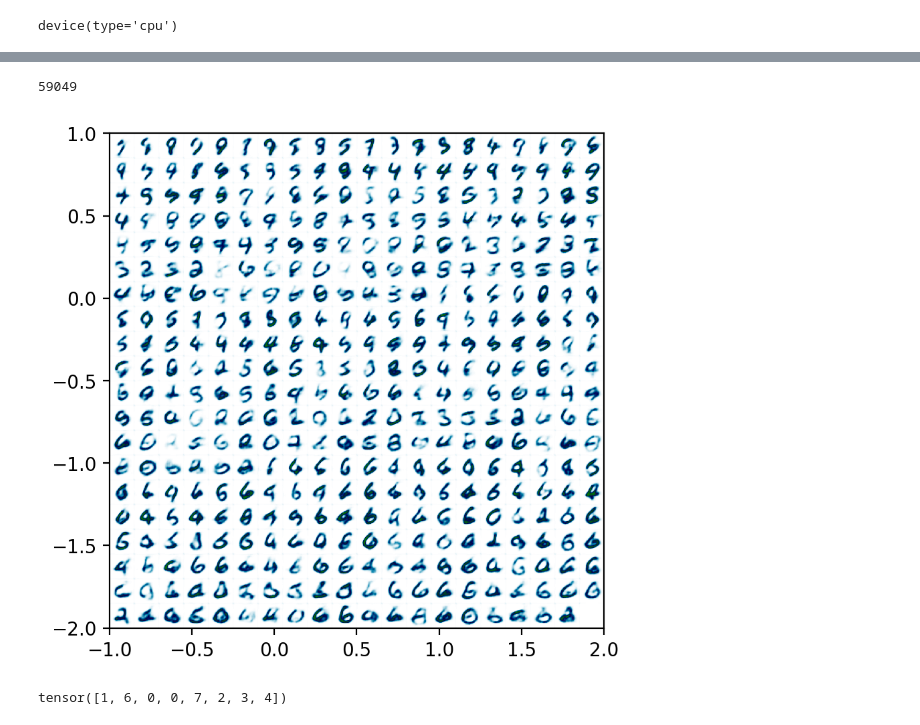
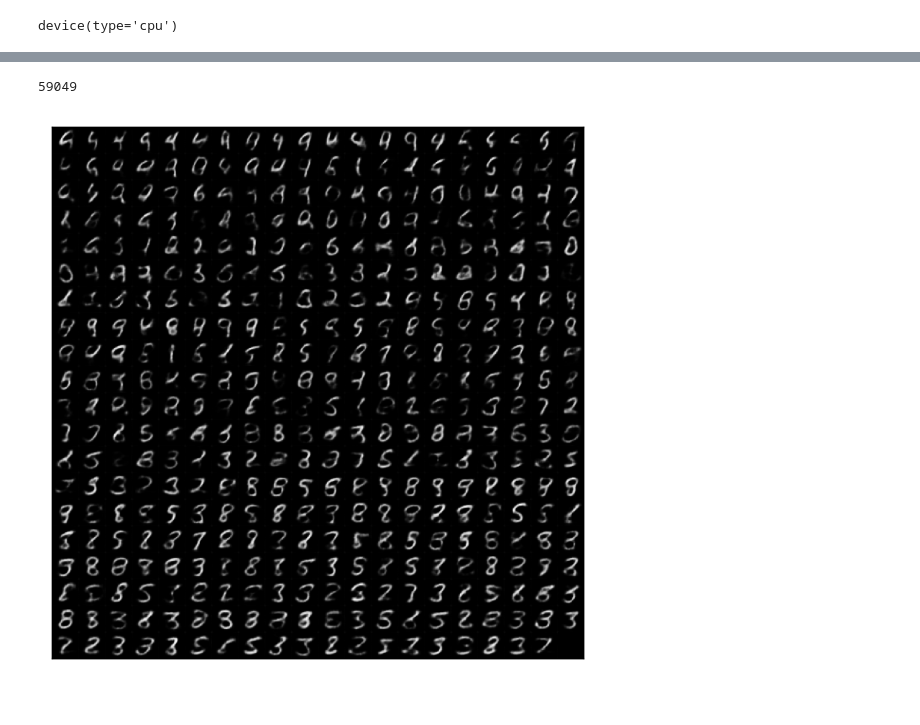
Before and after one commit to AlexanderFA/susu_synthetic_media, a Jupyter notebook: lab2/vae-cnn.ipynb, the cells around one changed output, grey strips where cells are left out. Saved outputs shown, nothing was run; the diff lists cells and outputs as text; code cells hidden in the pictures.

```diff
--- a/lab2/vae-cnn.ipynb
+++ b/lab2/vae-cnn.ipynb
@@ -55,4 +78,39 @@ class Encoder(nn.Module):
         sigma = torch.exp(self.linear2(x))
         z = mu + sigma * self.N.sample(mu.shape)
         self.kl = (sigma ** 2 + mu ** 2 - torch.log(sigma) - 1 / 2).sum()
+
         return z
+
+class Decoder(nn.Module):
+    def __init__(self, latent_dims):
+        super(Decoder, self).__init__()
+        self.linear = nn.Linear(latent_dims, 128)  # Соответствует размерности выхода после линейного слоя в энкодере
+        self.layers = nn.Sequential(
+            nn.ConvTranspose2d(32, 16, kernel_size=6, stride=2, padding=1),
+            nn.ReLU(),
+            nn.ConvTranspose2d(16, 8, kernel_size=6, stride=2, padding=1),
+            nn.ReLU(),
+            nn.ConvTranspose2d(8, 1, kernel_size=4, stride=2, padding=1),
+            nn.Sigmoid()
+        )
+
+    def forward(self, z):
+        x = self.linear(z)
+        x = x.view(-1, 32, 2, 2)  # Соответствует размерности после линейного слоя в энкодере
+        x = self.layers(x)
+        return x
+
+class Autoencoder(nn.Module):
+    def __init__(self, message_size):
+        super(Autoencoder, self).__init__()
+        self.message_size = message_size
+        self.encoder = Encoder(message_size)
+        self.decoder = Decoder(message_size)
+
+    def forward(self, picture):
+        picture = self.encoder(picture)
+        return self.decoder(picture)
+
+
+autoencoder = Autoencoder(10).to(device)
+autoencoder_1 = train(autoencoder, data, epochs=1)
@@ -143,6 +150,8 @@ tensor(-3.1450, grad_fn=<MinBackward1>) tensor(2.2633, grad_fn=<MaxBackward1>)
 torch.Size([1, 1, 28, 28])
 # %%
 import matplotlib.pyplot as plt
+plt.rcParams['figure.dpi'] = 200
+import numpy as np
 
 # Создаем новую фигуру с двумя подграфиками
 fig, axes = plt.subplots(1, 2, figsize=(8, 4))  # 1 строка, 2 столбца
@@ -278,7 +264,9 @@ def plot_reconstructed2(model, r0=(-1, 2), r1=(-2, 1), n=3):
     # plt.imshow(img, extent=[*r0, *r1], cmap="PiYG")
     # plt.imshow(img, extent=[*r0, *r1], cmap="PuOr")
     # plt.imshow(img, extent=[*r0, *r1], cmap="binary")
+    plt.imshow(img, extent=[*r0, *r1], cmap="gist_gray")
     # plt.imshow(img, extent=[*r0, *r1], cmap="gist_gray_r")
     # plt.imshow(img, extent=[*r0, *r1], cmap="winter")
-    plt.imshow(img, extent=[*r0, *r1], cmap="ocean_r")
+    # plt.imshow(img, extent=[*r0, *r1], cmap="ocean_r")
     # plt.imshow(img, extent=[*r0, *r1], cmap="jet")
+    # plt.imshow(img, extent=[*r0, *r1], cmap="ocean")
@@ -286,23 +274,30 @@ def plot_reconstructed2(model, r0=(-1, 2), r1=(-2, 1), n=3):
-
+    plt.xticks([])
+    plt.yticks([])
 
 plot_reconstructed2(autoencoder_1)
 # %% [output]
 59049
-[figure, old version]
+[figure, new version]
 # %%
 x_0, x_1, x_2 = None, None, None
+count = 0
 while x_0 is None or x_1 is None or x_2 is None:
     x, y = next(iter(data)) # hack to grab a batch
-    print(y)
     if x_0 is None:
-        x_0 = x[y == 0] # find a 0
+        tmp = x[y == 0]
+        x_0 = tmp if tmp.shape[0] else None # find a 0
     if x_1 is None:
-        x_1 = x[y == 3] # find a 3
+        tmp = x[y == 3]
+        x_1= tmp if tmp.shape[0] else None
     if x_2 is None:
-        x_2 = x[y == 7]
+        tmp = x[y == 7]
+        x_2 = tmp if tmp.shape[0] else None
+
+    count += 1
+    if 19 < count: # prevent endless loop
+        break
+
 x_0 = (x_0[0]).unsqueeze(0).to(device)
 x_1 = (x_1[0]).unsqueeze(0).to(device)
 x_2 = (x_2[0]).unsqueeze(0).to(device)
-# %% [output]
-tensor([1, 6, 0, 0, 7, 2, 3, 4])
 # %%
```
Also changed, not shown: parts of 15 cells of this notebook.
